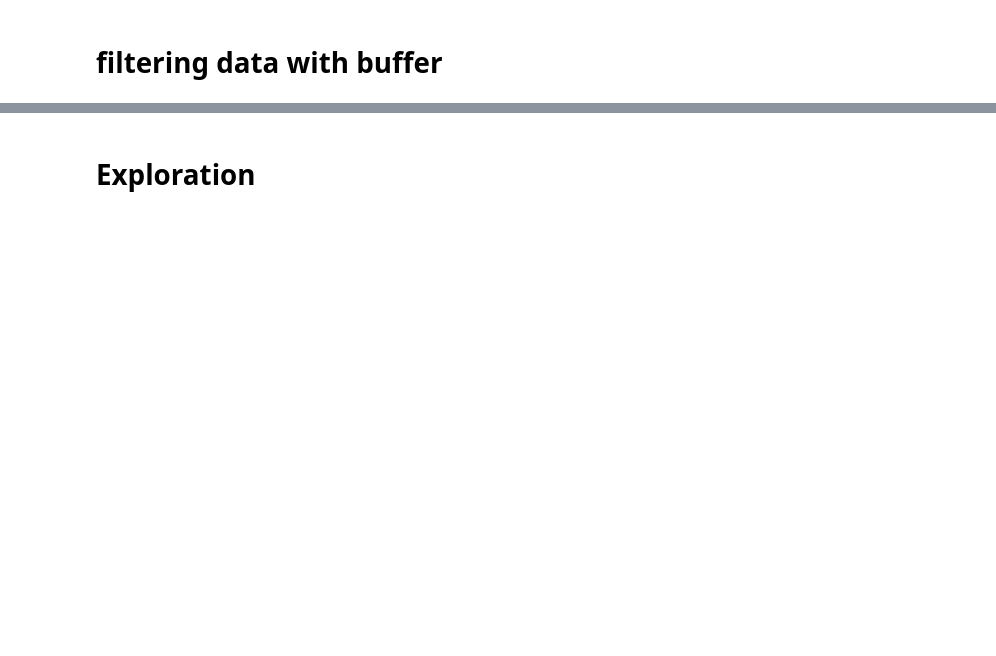
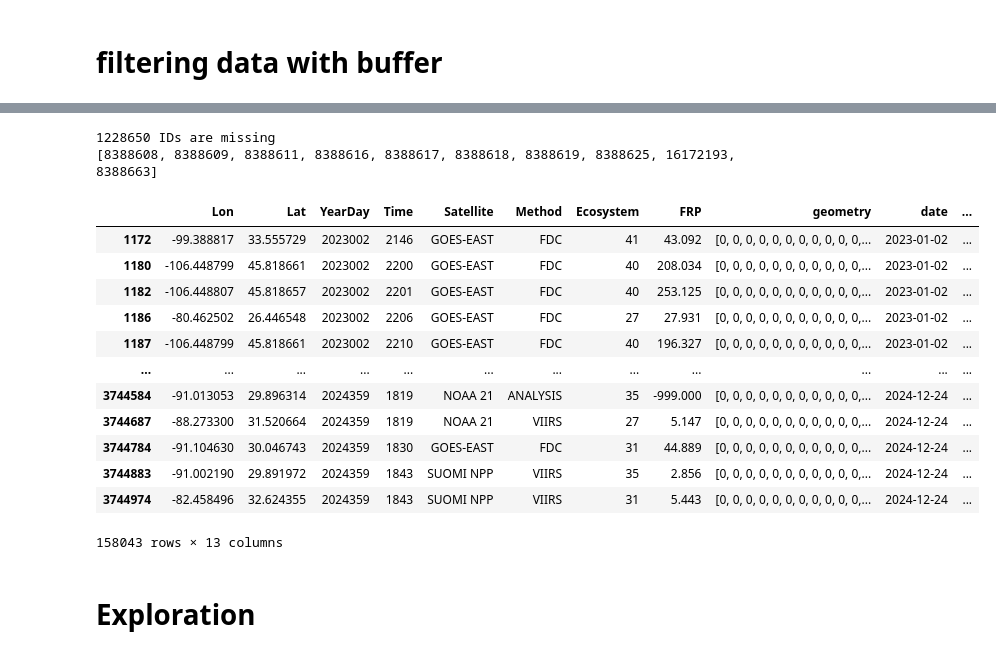
Before and after one commit to txchnothunder/Stats170BSeniorProject, a Jupyter notebook: Capstone.ipynb, the cells around one changed output, grey strips where cells are left out. Cells and saved outputs as stored; diff of their text form; code cells hidden in the pictures; blank space fills up the shorter version.

```diff
--- a/Capstone.ipynb
+++ b/Capstone.ipynb
@@ -197,11 +209,3 @@ smoke_buffer5km.to_parquet("smoke_buffer5km.parquet", index=True)
 con = duckdb.connect()
 con.query('INSTALL spatial')
 con.query('LOAD spatial')
-# %%
-df = con.execute("""
-    SELECT f.*, s.*
-    FROM 'fire_in_usa.parquet' f
-    JOIN 'smoke_in_usa.parquet' s
-    ON ST_Within(f.geometry, s.geometry)
-    WHERE f.datetime_full BETWEEN s.start_datetime AND s.end_datetime
-""").fetchdf()
@@ -241,3 +288,3 @@ df_sorted
 # %%
 df_unique_fires = df_sorted.drop_duplicates(subset="__index_level_0__")
-df_unique
+fire_indices = df_sorted["__index_level_0__"].unique().
@@ -292,3 +380,33 @@ buffer_10km_sorted
+# %%
+filtered_ids = clean_fire["idx"].unique()
+all_ids_set = set(fire_indices)
+filtered_ids_set = set(filtered_ids)
+
+# What's missing?
+missing_ids = all_ids_set - filtered_ids_set
+
+print(f"{len(missing_ids)} IDs are missing")
+print(list(missing_ids)[:10])  # preview a few
+# %% [output]
+1228650 IDs are missing
+[8388608, 8388609, 8388611, 8388616, 8388617, 8388618, 8388619, 8388625, 16172193, 8388663]
+# %%
+fire_indices_set = set(fire_indices)
+clean_fire = all_fire_gdf.loc[all_fire_gdf.index.isin(fire_indices_set)]
+# %% [output]
+|  | Lon | Lat | YearDay | Time | Satellite | Method | Ecosystem | FRP | geometry | date | ... |
+| 1172 | -99.388817 | 33.555729 | 2023002 | 2146 | GOES-EAST | FDC | 41 | 43.092 | [0, 0, 0, 0, 0, 0, 0, 0, 0, 0, 0,... | 2023-01-02 | ... |
+| 1180 | -106.448799 | 45.818661 | 2023002 | 2200 | GOES-EAST | FDC | 40 | 208.034 | [0, 0, 0, 0, 0, 0, 0, 0, 0, 0, 0,... | 2023-01-02 | ... |
+| 1182 | -106.448807 | 45.818657 | 2023002 | 2201 | GOES-EAST | FDC | 40 | 253.125 | [0, 0, 0, 0, 0, 0, 0, 0, 0, 0, 0,... | 2023-01-02 | ... |
+| 1186 | -80.462502 | 26.446548 | 2023002 | 2206 | GOES-EAST | FDC | 27 | 27.931 | [0, 0, 0, 0, 0, 0, 0, 0, 0, 0, 0,... | 2023-01-02 | ... |
+| 1187 | -106.448799 | 45.818661 | 2023002 | 2210 | GOES-EAST | FDC | 40 | 196.327 | [0, 0, 0, 0, 0, 0, 0, 0, 0, 0, 0,... | 2023-01-02 | ... |
+| ... | ... | ... | ... | ... | ... | ... | ... | ... | ... | ... | ... |
+| 3744584 | -91.013053 | 29.896314 | 2024359 | 1819 | NOAA 21 | ANALYSIS | 35 | -999.000 | [0, 0, 0, 0, 0, 0, 0, 0, 0, 0, 0,... | 2024-12-24 | ... |
+| 3744687 | -88.273300 | 31.520664 | 2024359 | 1819 | NOAA 21 | VIIRS | 27 | 5.147 | [0, 0, 0, 0, 0, 0, 0, 0, 0, 0, 0,... | 2024-12-24 | ... |
+| 3744784 | -91.104630 | 30.046743 | 2024359 | 1830 | GOES-EAST | FDC | 31 | 44.889 | [0, 0, 0, 0, 0, 0, 0, 0, 0, 0, 0,... | 2024-12-24 | ... |
+| 3744883 | -91.002190 | 29.891972 | 2024359 | 1843 | SUOMI NPP | VIIRS | 35 | 2.856 | [0, 0, 0, 0, 0, 0, 0, 0, 0, 0, 0,... | 2024-12-24 | ... |
+| 3744974 | -82.458496 | 32.624355 | 2024359 | 1843 | SUOMI NPP | VIIRS | 31 | 5.443 | [0, 0, 0, 0, 0, 0, 0, 0, 0, 0, 0,... | 2024-12-24 | ... |
+158043 rows × 13 columns
 # %% [markdown]
 # Exploration
 # %%
```
Also changed, not shown: parts of 72 cells of this notebook.
